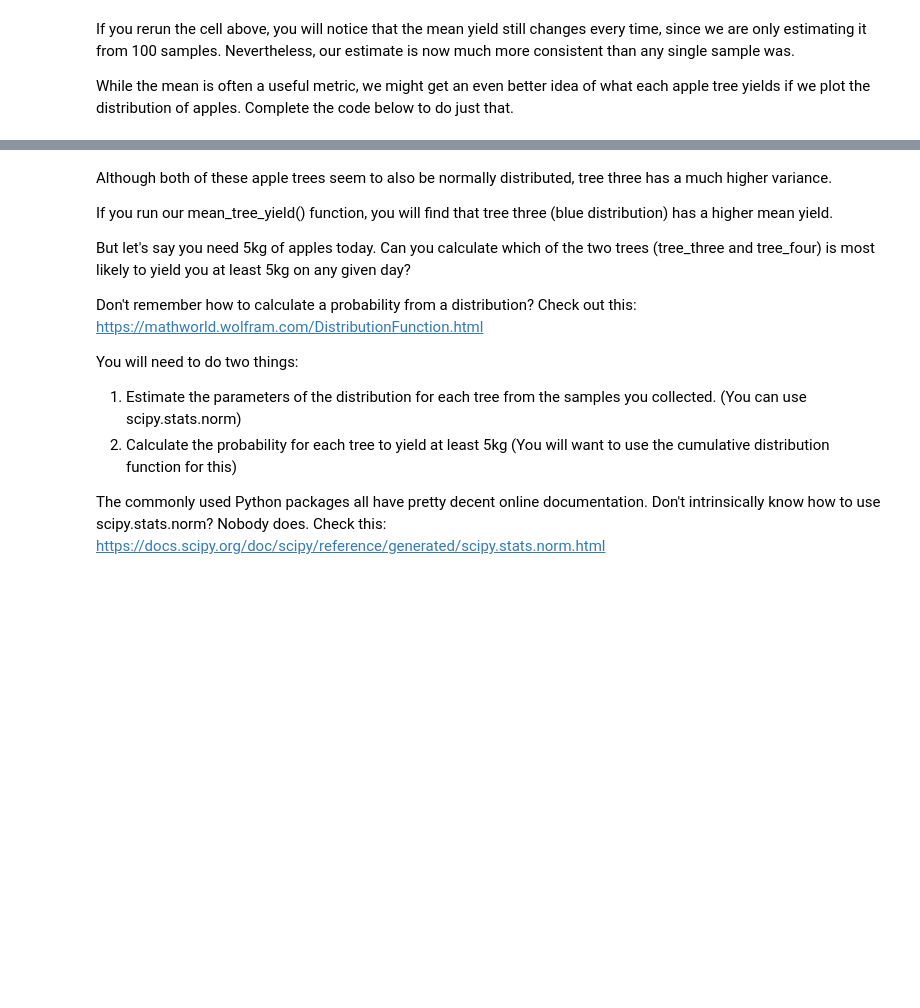
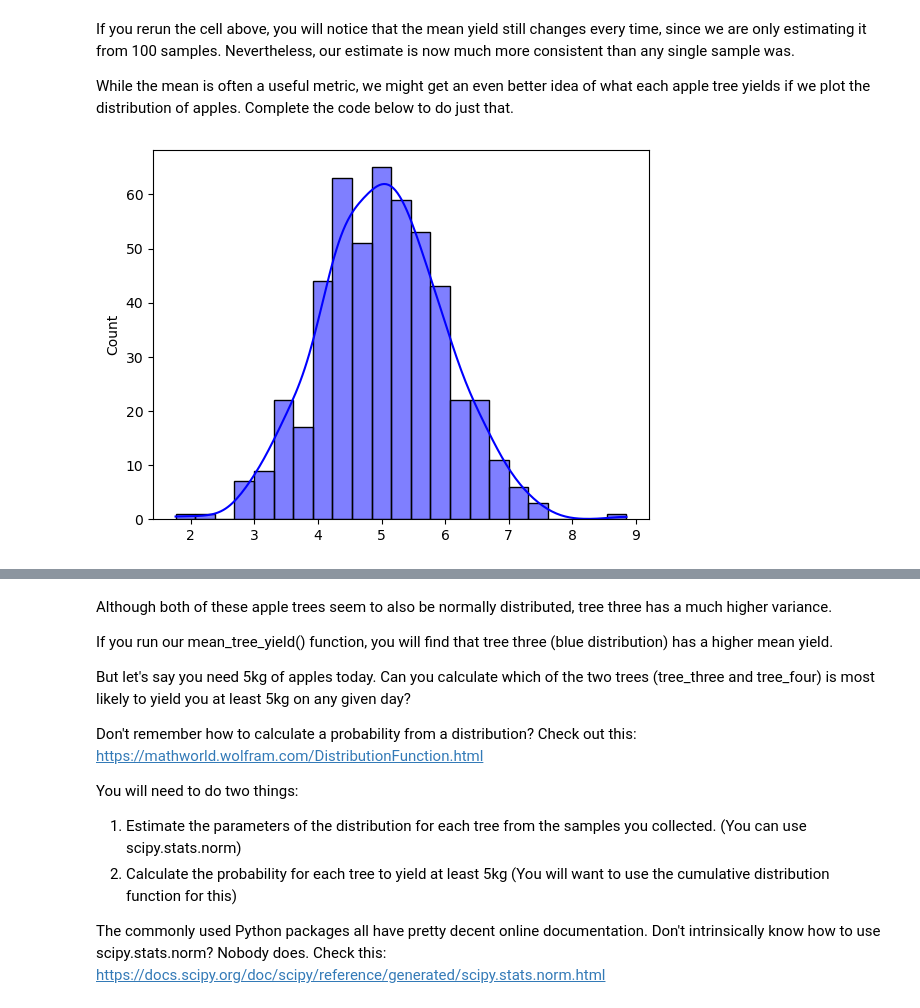
Before and after one commit to michelledoody27/computational-thinking-week-individual-16104994, a Jupyter notebook: robot-camp-individual-main/challenge_foraging/challenge_foraging_robot.ipynb, the cells around one changed output, grey strips where cells are left out. Cells and saved outputs as stored; diff of their text form; code cells hidden in the pictures; blank space fills up the shorter version.

```diff
--- a/robot-camp-individual-main/challenge_foraging/challenge_foraging_robot.ipynb
+++ b/robot-camp-individual-main/challenge_foraging/challenge_foraging_robot.ipynb
@@ -98,23 +118,25 @@ While the mean is often a useful metric, we might get an even better idea of wha
 # %%
 def plot_distribution(samples, color='blue') -> None:
     """ Plots the distribution of collected samples.
 
     Args:
         samples: A list of samples from a distribution.
         color: Name of the color in which to draw the distribution
     """
 
     # Hint: Use the histplot function of seaborn (imported as sns)
-    ...
+    sns.histplot(samples, color=color, kde=True)
     return None
 
 
 
 # Set random seed so output matches the expected output
 np.random.seed(42)
 # Collect from a tree 500 times
 samples = [forageBot.forage(tree_two) for i in range(500)]
 plot_distribution(samples)
+# %% [output]
+[figure, added]
 # %% [markdown]
 You should generate this image:
 
```
Also changed, not shown: parts of 6 cells of this notebook.
